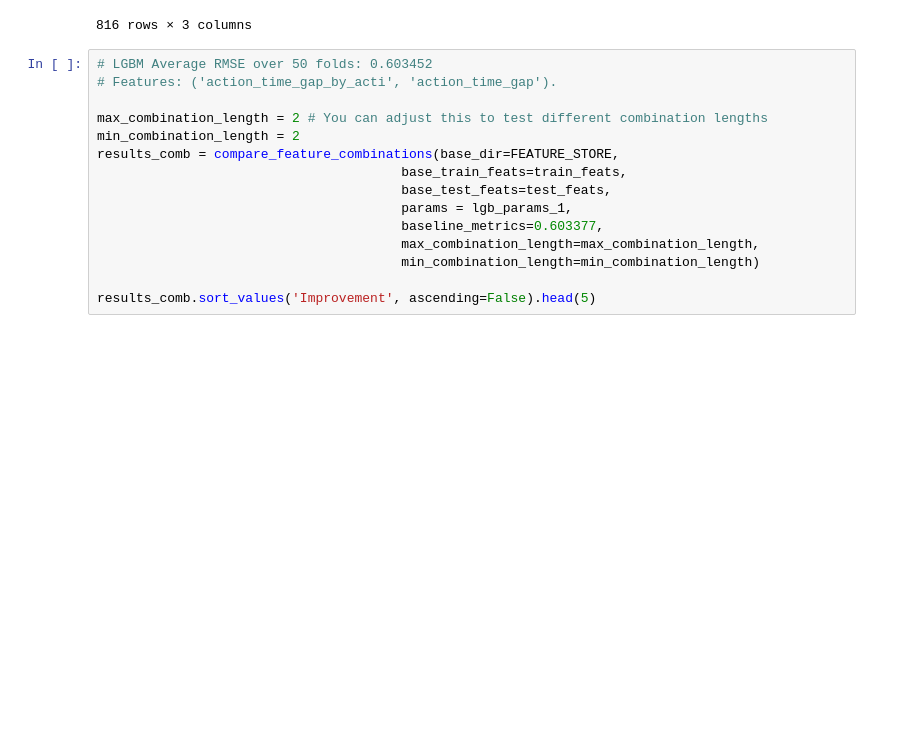
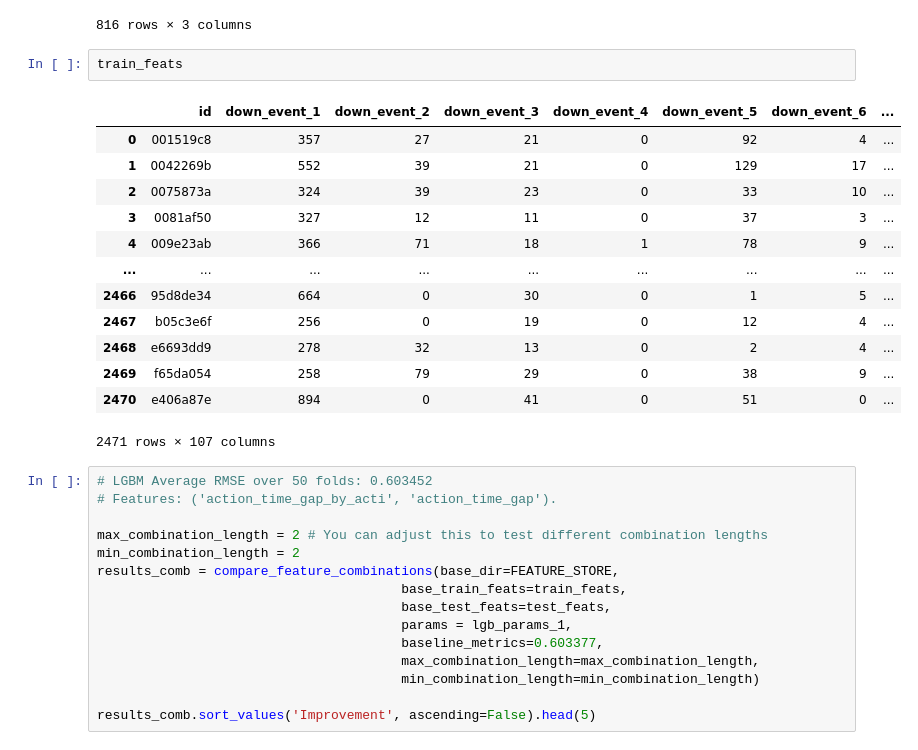
Before and after one commit to uallende/linking_writing_quality, a Jupyter notebook: SPF_experiments.ipynb, the cells around one changed output. Cells and saved outputs as stored; diff of their text form; blank space fills up the shorter version.

```diff
--- a/SPF_experiments.ipynb
+++ b/SPF_experiments.ipynb
@@ -95,6 +95,22 @@ results_comb.sort_values('Improvement', ascending=False)
 | 366 | (essay_words, events_counts_accel... | 0.608322 | -0.004945 |
 | 425 | (essay_words, events_counts_rate_... | 0.608334 | -0.004957 |
 816 rows × 3 columns
+# %%
+train_feats
+# %% [output]
+|  | id | down_event_1 | down_event_2 | down_event_3 | down_event_4 | down_event_5 | down_event_6 | ... |
+| 0 | 001519c8 | 357 | 27 | 21 | 0 | 92 | 4 | ... |
+| 1 | 0042269b | 552 | 39 | 21 | 0 | 129 | 17 | ... |
+| 2 | 0075873a | 324 | 39 | 23 | 0 | 33 | 10 | ... |
+| 3 | 0081af50 | 327 | 12 | 11 | 0 | 37 | 3 | ... |
+| 4 | 009e23ab | 366 | 71 | 18 | 1 | 78 | 9 | ... |
+| ... | ... | ... | ... | ... | ... | ... | ... | ... |
+| 2466 | 95d8de34 | 664 | 0 | 30 | 0 | 1 | 5 | ... |
+| 2467 | b05c3e6f | 256 | 0 | 19 | 0 | 12 | 4 | ... |
+| 2468 | e6693dd9 | 278 | 32 | 13 | 0 | 2 | 4 | ... |
+| 2469 | f65da054 | 258 | 79 | 29 | 0 | 38 | 9 | ... |
+| 2470 | e406a87e | 894 | 0 | 41 | 0 | 51 | 0 | ... |
+2471 rows × 107 columns
 # %%
 # LGBM Average RMSE over 50 folds: 0.603452
 # Features: ('action_time_gap_by_acti', 'action_time_gap').
```
Also changed, not shown: 11 other files.
